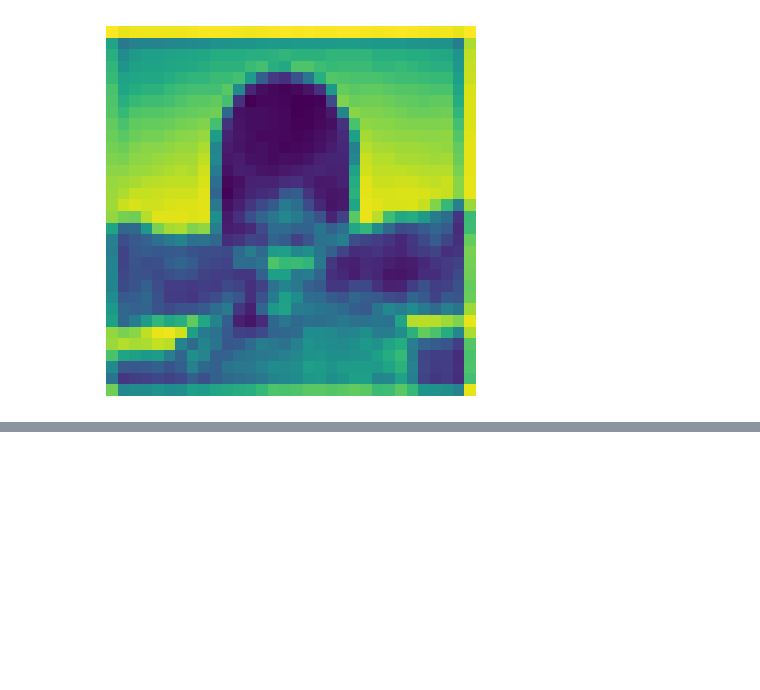
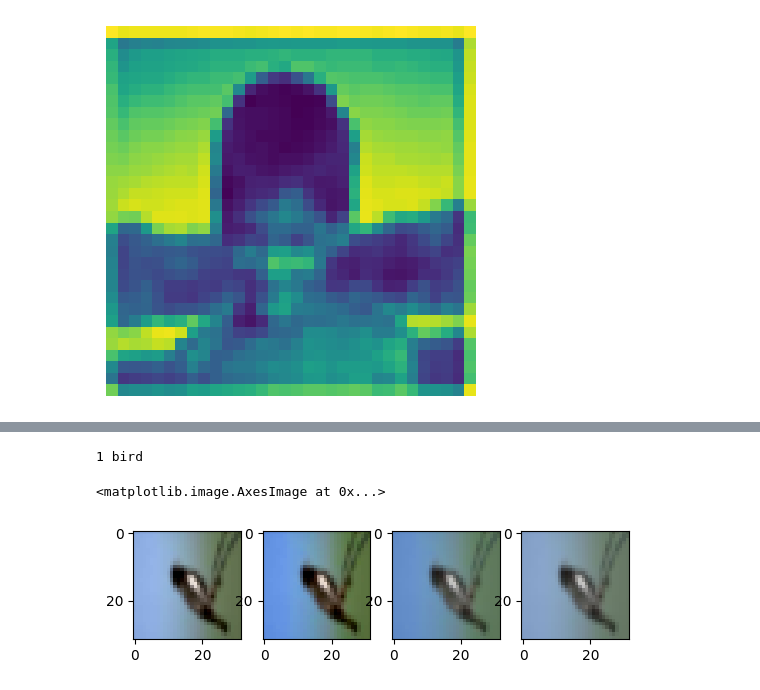
Before and after one commit to Alizzie/ST_CA1, a Jupyter notebook: main.ipynb, the cells around one changed output, grey strips where cells are left out. Cells and saved outputs as stored; diff of their text form; code cells hidden in the pictures; blank space fills up the shorter version.

```diff
--- a/main.ipynb
+++ b/main.ipynb
@@ -350,0 +363,21 @@ plt.axis('off')
+# %%
+def improve_saturation(img):
+  img = tf.image.adjust_saturation(img, 1.5)
+  return img
+
+rd_index = random.randint(0, (len(x_train)-1))
+label = y_train[rd_index]
+img = load_image(x_train[rd_index])
+print(label, dic_classnames[label])
+plt.subplot(1, 4, 1)
+plt.imshow(improve_contrast(img))
+plt.subplot(1, 4, 2)
+plt.imshow(improve_saturation(improve_contrast(img)))
+plt.subplot(1, 4, 3)
+plt.imshow(improve_saturation(img))
+plt.subplot(1, 4, 4)
+plt.imshow(img)
+# %% [output]
+1 bird
+<matplotlib.image.AxesImage at 0x...>
+[figure, added]
```
Also changed, not shown: parts of 12 cells of this notebook.
